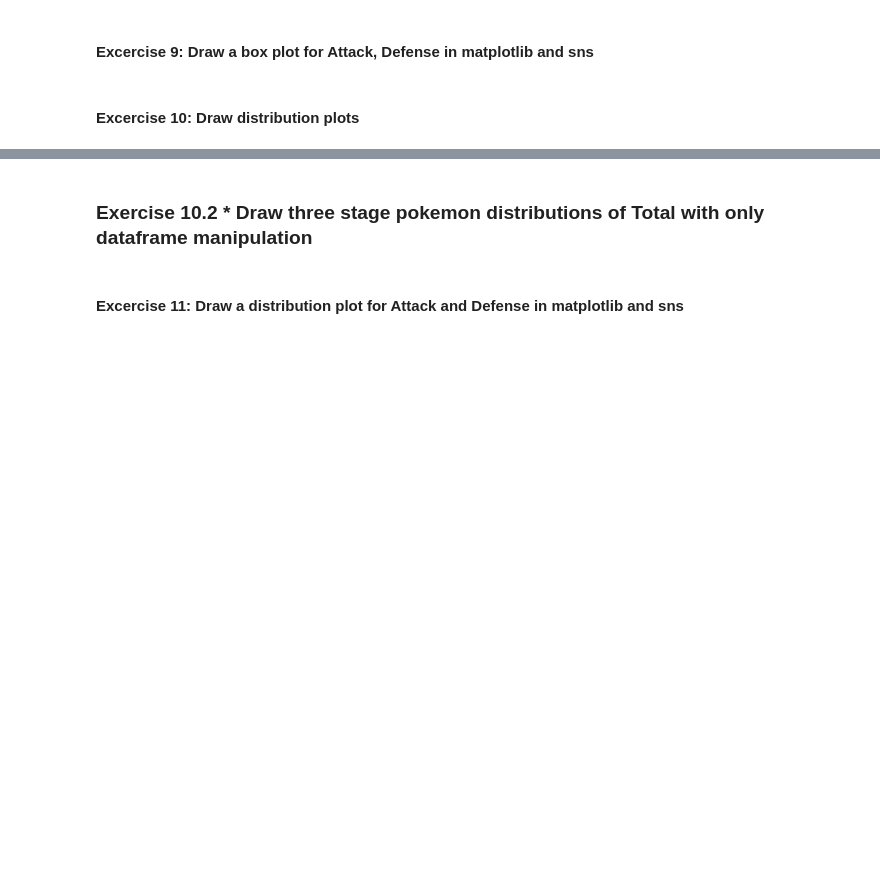
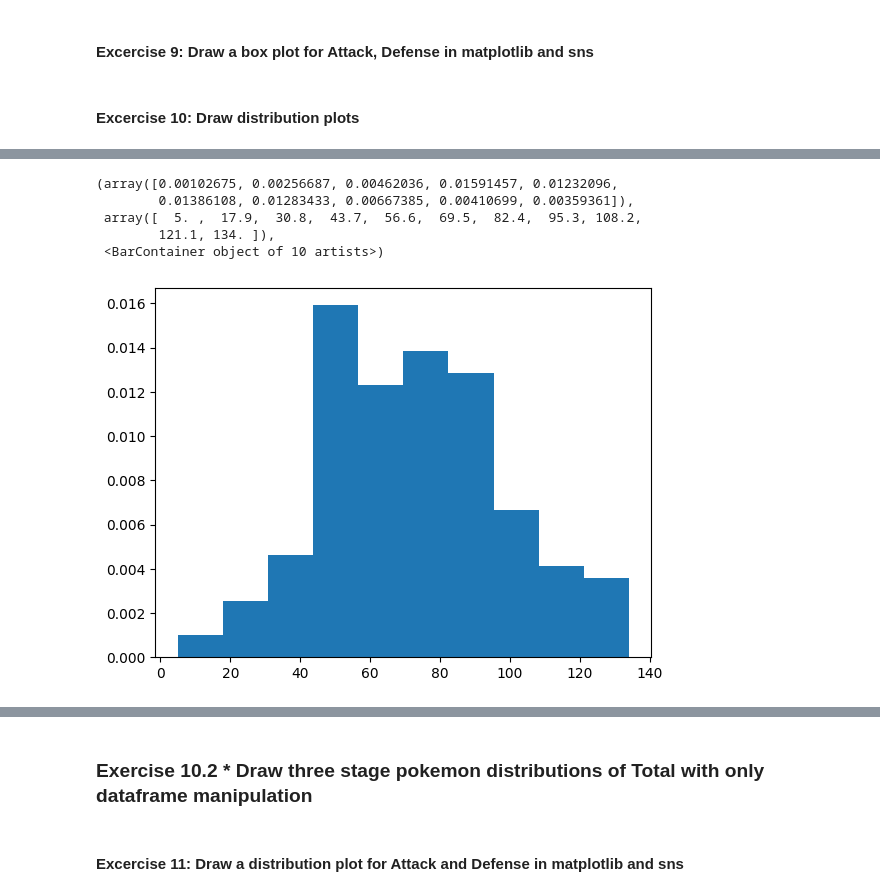
Before and after one commit to fortune-max/M4-python-refresher-ml, a Jupyter notebook: Day3.ipynb, the cells around one changed output, grey strips where cells are left out. Cells and saved outputs as stored; diff of their text form; code cells hidden in the pictures; blank space fills up the shorter version.

```diff
--- a/Day3.ipynb
+++ b/Day3.ipynb
@@ -189,0 +195,10 @@ pokemon_df['Total'].median()
+# %%
+# use matplotlib to draw density plot
+plt.hist(pokemon_df['Attack'], density=True)
+# %% [output]
+(array([0.00102675, 0.00256687, 0.00462036, 0.01591457, 0.01232096,
+        0.01386108, 0.01283433, 0.00667385, 0.00410699, 0.00359361]),
+ array([  5. ,  17.9,  30.8,  43.7,  56.6,  69.5,  82.4,  95.3, 108.2,
+        121.1, 134. ]),
+ <BarContainer object of 10 artists>)
+[figure, added]
```
Also changed, not shown: parts of 5 cells of this notebook.
